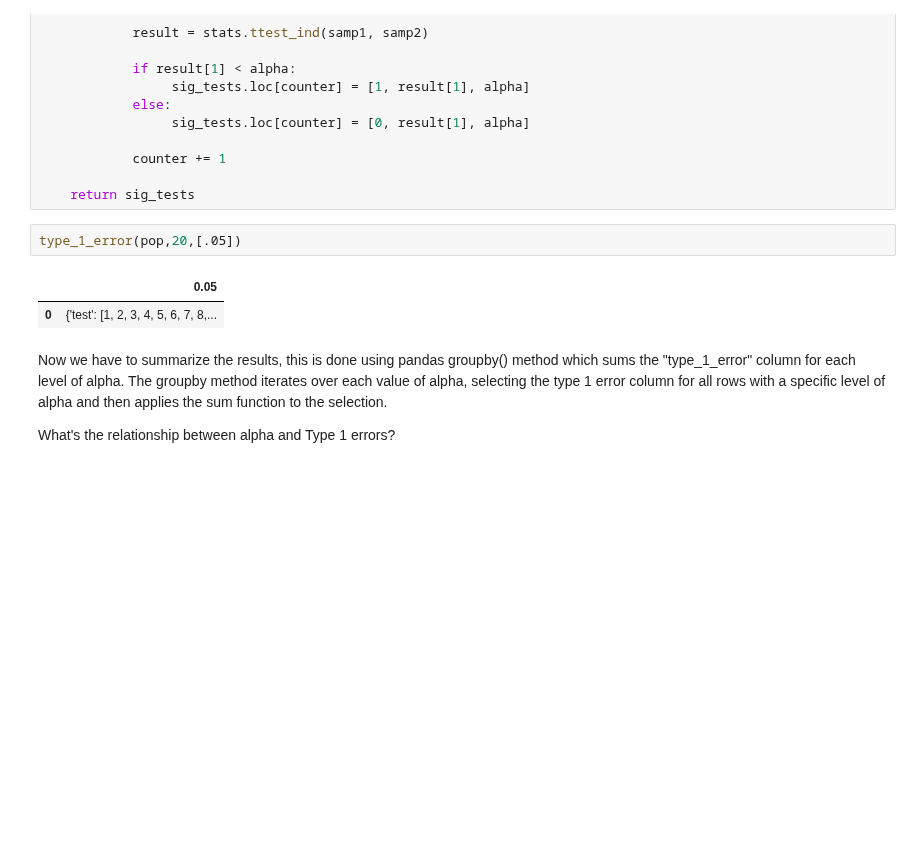
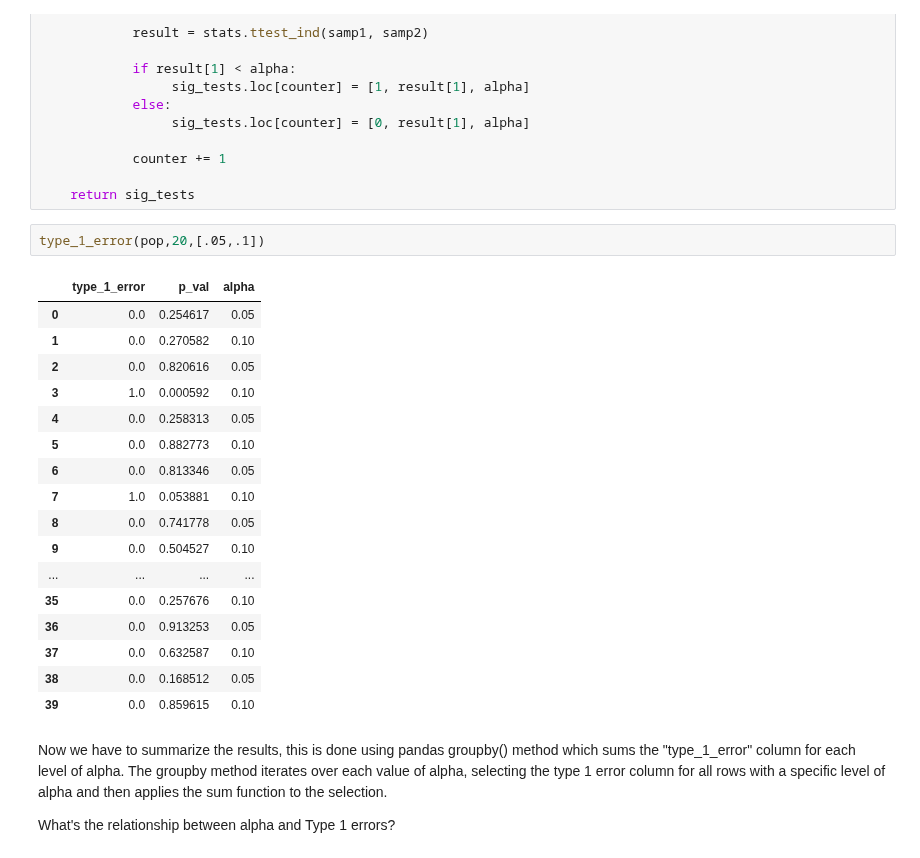
Before and after one commit to max-miller/dsc-type-1-and-2-error-lab-nyc-ds-career-042219, a Jupyter notebook: index.ipynb, the cells around one changed output. Drawn from its saved outputs; the diff is of its cells as text; blank space fills up the shorter version.

```diff
--- a/index.ipynb
+++ b/index.ipynb
@@ -158,10 +158,25 @@ def type_1_error(population, num_tests, alpha_set):
 
     return sig_tests
 # %%
-type_1_error(pop,20,[.05])
+type_1_error(pop,20,[.05,.1])
 # %% [output]
-|  | 0.05 |
-| 0 | {'test': [1, 2, 3, 4, 5, 6, 7, 8,... |
+|  | type_1_error | p_val | alpha |
+| 0 | 0.0 | 0.254617 | 0.05 |
+| 1 | 0.0 | 0.270582 | 0.10 |
+| 2 | 0.0 | 0.820616 | 0.05 |
+| 3 | 1.0 | 0.000592 | 0.10 |
+| 4 | 0.0 | 0.258313 | 0.05 |
+| 5 | 0.0 | 0.882773 | 0.10 |
+| 6 | 0.0 | 0.813346 | 0.05 |
+| 7 | 1.0 | 0.053881 | 0.10 |
+| 8 | 0.0 | 0.741778 | 0.05 |
+| 9 | 0.0 | 0.504527 | 0.10 |
+| ... | ... | ... | ... |
+| 35 | 0.0 | 0.257676 | 0.10 |
+| 36 | 0.0 | 0.913253 | 0.05 |
+| 37 | 0.0 | 0.632587 | 0.10 |
+| 38 | 0.0 | 0.168512 | 0.05 |
+| 39 | 0.0 | 0.859615 | 0.10 |
 # %% [markdown]
 Now we have to summarize the results, this is done using pandas groupby() method which sums the "type_1_error" column for each level of alpha. The groupby method iterates over each value of alpha, selecting the type 1 error column for all rows with a specific level of alpha and then applies the sum function to the selection.
 
```
